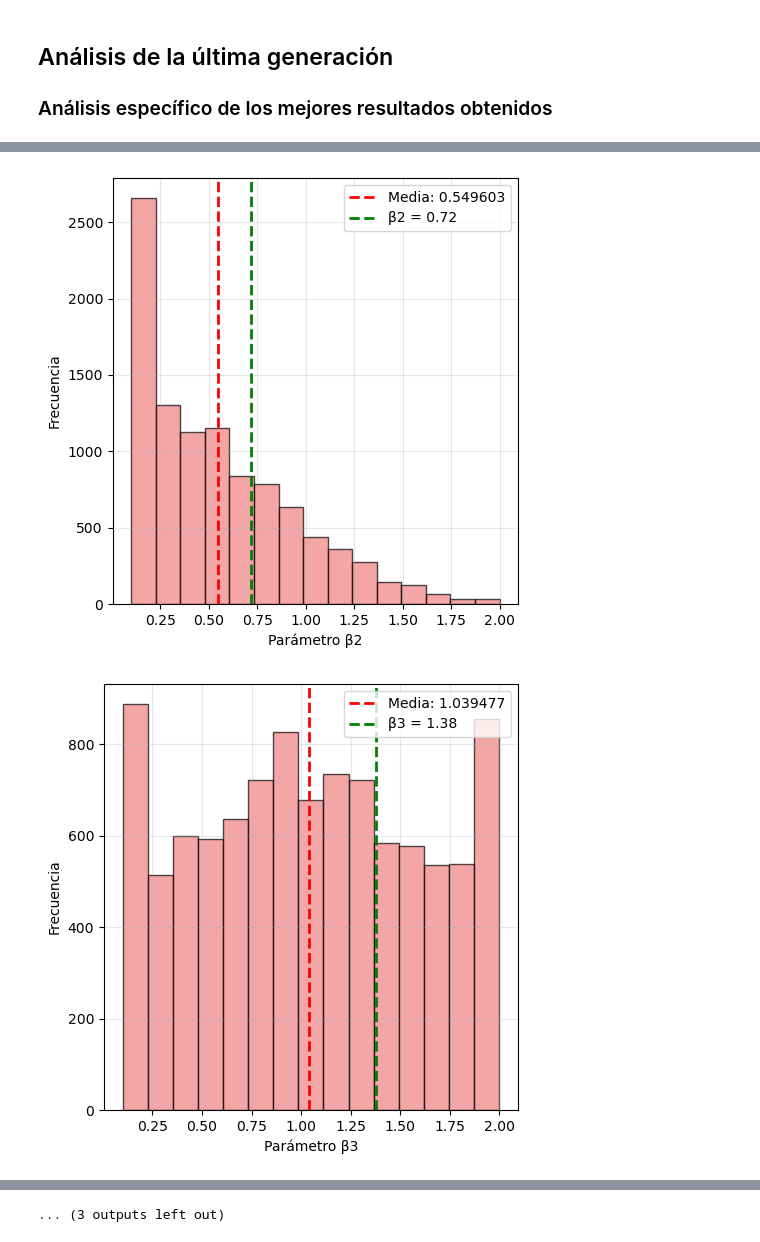
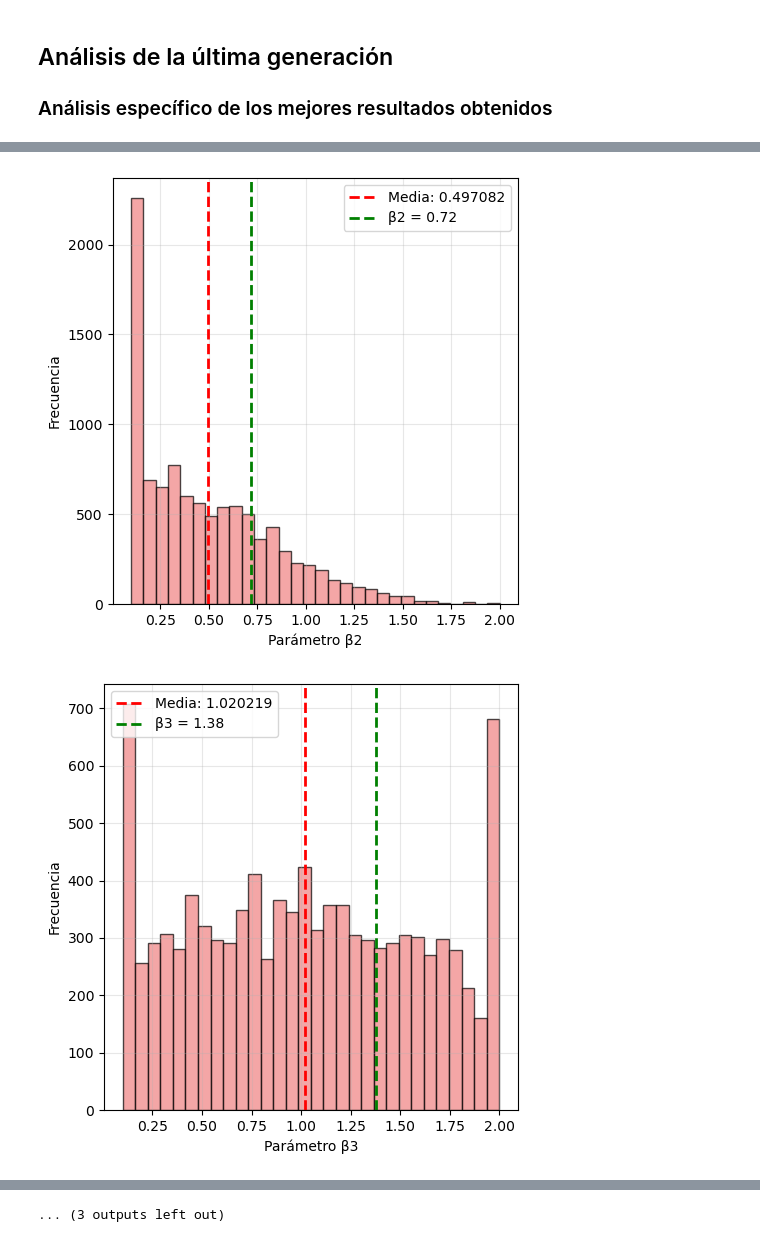
Before and after one commit to Maestria-Incendios-Forestales-2024-2025/Incendios-Genetico-PINNs, a Jupyter notebook: Genetico/resultados_genetico_genetico.ipynb, the cells around one changed output, grey strips where cells are left out. Drawn from its saved outputs; the diff is of its cells as text; code cells hidden in the pictures.

```diff
--- a/Genetico/resultados_genetico_genetico.ipynb
+++ b/Genetico/resultados_genetico_genetico.ipynb
@@ -11,7 +11,7 @@ task_ids = ['task_1816655']
 todos_los_datos = []
 
 for task_id in task_ids:
-    for generacion in range(1, 37):
+    for generacion in range(1, 46):
         ruta_archivo = f'resultados/{task_id}/resultados_generacion_{generacion}.csv'
         if os.path.exists(ruta_archivo):
             datos = pd.read_csv(ruta_archivo)
@@ -122,9 +122,14 @@ for i, row in top10.iterrows():
 ultima_generacion = df_total['generacion'].max()
 gen_ultima = df_total[df_total['generacion'] == ultima_generacion].copy()
 
+n_bins = 30
+
+# Seleccionar los mejores 1000 individuos de la última generación (fitness más pequeño)
+# gen_ultima = gen_ultima.nsmallest(100, 'fitness')
+
 # 1. Distribución del parámetro D en la última generación
 fig, ax = plt.subplots(figsize=(5,5))
-plt.hist(gen_ultima['D'], bins=15, color='skyblue', alpha=0.7, edgecolor='black')
+plt.hist(gen_ultima['D'], bins=n_bins, color='skyblue', alpha=0.7, edgecolor='black')
 plt.axvline(gen_ultima['D'].mean(), color='red', linestyle='--', linewidth=2,
                   label=f'Media: {gen_ultima["D"].mean():.6f}')
 plt.axvline(10, color='green', linestyle='--', linewidth=2,
@@ -138,7 +143,7 @@ plt.savefig(f'distribucion_D_generacion_{ultima_generacion}.png', dpi=300, bbox_
 
 # 2. Distribución del parámetro A en la última generación
 fig, ax = plt.subplots(figsize=(5,5))
-plt.hist(gen_ultima['A'], bins=15, color='lightgreen', alpha=0.7, edgecolor='black')
+plt.hist(gen_ultima['A'], bins=n_bins, color='lightgreen', alpha=0.7, edgecolor='black')
 ticks = np.linspace(gen_ultima['A'].min(), gen_ultima['A'].max(), 6)
 ax.xaxis.set_major_locator(MaxNLocator(nbins=6))
 plt.axvline(gen_ultima['A'].mean(), color='red', linestyle='--', linewidth=2,
@@ -154,7 +159,7 @@ plt.savefig(f'distribucion_A_generacion_{ultima_generacion}.png', dpi=300, bbox_
 
 # 3. Distribución del parámetro B en la última generación
 fig, ax = plt.subplots(figsize=(5,5))
-plt.hist(gen_ultima['B'], bins=15, color='orange', alpha=0.7, edgecolor='black')
+plt.hist(gen_ultima['B'], bins=n_bins, color='orange', alpha=0.7, edgecolor='black')
 plt.axvline(gen_ultima['B'].mean(), color='red', linestyle='--', linewidth=2,
                 label=f'Media: {gen_ultima["B"].mean():.6f}')
 plt.axvline(15, color='green', linestyle='--', linewidth=2,
@@ -167,7 +172,7 @@ plt.tight_layout()
 plt.savefig(f'distribucion_B_generacion_{ultima_generacion}.png', dpi=300, bbox_inches='tight')
 
 fig, ax = plt.subplots(figsize=(5,5))
-plt.hist(gen_ultima['beta_1'], bins=15, color='lightcoral', alpha=0.7, edgecolor='black')
+plt.hist(gen_ultima['beta_1'], bins=n_bins, color='lightcoral', alpha=0.7, edgecolor='black')
 plt.axvline(gen_ultima['beta_1'].mean(), color='red', linestyle='--', linewidth=2,
                 label=f'Media: {gen_ultima["beta_1"].mean():.6f}')
 plt.axvline(0.91, color='green', linestyle='--', linewidth=2,
@@ -180,7 +185,7 @@ plt.tight_layout()
 plt.savefig(f'distribucion_beta_1_generacion_{ultima_generacion}.png', dpi=300, bbox_inches='tight')
 
 fig, ax = plt.subplots(figsize=(5,5))
-plt.hist(gen_ultima['beta_2'], bins=15, color='lightcoral', alpha=0.7, edgecolor='black')
+plt.hist(gen_ultima['beta_2'], bins=n_bins, color='lightcoral', alpha=0.7, edgecolor='black')
 plt.axvline(gen_ultima['beta_2'].mean(), color='red', linestyle='--', linewidth=2,
                 label=f'Media: {gen_ultima["beta_2"].mean():.6f}')
 plt.axvline(0.72, color='green', linestyle='--', linewidth=2,
@@ -193,7 +198,7 @@ plt.tight_layout()
 plt.savefig(f'distribucion_beta_2_generacion_{ultima_generacion}.png', dpi=300, bbox_inches='tight')
 
 fig, ax = plt.subplots(figsize=(5,5))
-plt.hist(gen_ultima['beta_3'], bins=15, color='lightcoral', alpha=0.7, edgecolor='black')
+plt.hist(gen_ultima['beta_3'], bins=n_bins, color='lightcoral', alpha=0.7, edgecolor='black')
 plt.axvline(gen_ultima['beta_3'].mean(), color='red', linestyle='--', linewidth=2,
                 label=f'Media: {gen_ultima["beta_3"].mean():.6f}')
 plt.axvline(1.38, color='green', linestyle='--', linewidth=2,
@@ -206,7 +211,7 @@ plt.tight_layout()
 plt.savefig(f'distribucion_beta_3_generacion_{ultima_generacion}.png', dpi=300, bbox_inches='tight')
 
 fig, ax = plt.subplots(figsize=(5,5))
-plt.hist(gen_ultima['beta_4'], bins=15, color='lightcoral', alpha=0.7, edgecolor='black')
+plt.hist(gen_ultima['beta_4'], bins=n_bins, color='lightcoral', alpha=0.7, edgecolor='black')
 plt.axvline(gen_ultima['beta_4'].mean(), color='red', linestyle='--', linewidth=2,
                 label=f'Media: {gen_ultima["beta_4"].mean():.6f}')
 plt.axvline(1.94, color='green', linestyle='--', linewidth=2,
@@ -219,7 +224,7 @@ plt.tight_layout()
 plt.savefig(f'distribucion_beta_4_generacion_{ultima_generacion}.png', dpi=300, bbox_inches='tight')
 
 fig, ax = plt.subplots(figsize=(5,5))
-plt.hist(gen_ultima['beta_5'], bins=15, color='lightcoral', alpha=0.7, edgecolor='black')
+plt.hist(gen_ultima['beta_5'], bins=n_bins, color='lightcoral', alpha=0.7, edgecolor='black')
 plt.axvline(gen_ultima['beta_5'].mean(), color='red', linestyle='--', linewidth=2,
                 label=f'Media: {gen_ultima["beta_5"].mean():.6f}')
 plt.axvline(0.75, color='green', linestyle='--', linewidth=2,
@@ -232,7 +237,7 @@ plt.tight_layout()
 plt.savefig(f'distribucion_beta_5_generacion_{ultima_generacion}.png', dpi=300, bbox_inches='tight')
 
 fig, ax = plt.subplots(figsize=(5,5))
-plt.hist(gen_ultima['gamma_1'], bins=15, color='lightcoral', alpha=0.7, edgecolor='black')
+plt.hist(gen_ultima['gamma_1'], bins=n_bins, color='lightcoral', alpha=0.7, edgecolor='black')
 plt.axvline(gen_ultima['gamma_1'].mean(), color='red', linestyle='--', linewidth=2,
                 label=f'Media: {gen_ultima["gamma_1"].mean():.6f}')
 plt.axvline(0.5, color='green', linestyle='--', linewidth=2,
@@ -245,7 +250,7 @@ plt.tight_layout()
 plt.savefig(f'distribucion_gamma_1_generacion_{ultima_generacion}.png', dpi=300, bbox_inches='tight')
 
 fig, ax = plt.subplots(figsize=(5,5))
-plt.hist(gen_ultima['gamma_2'], bins=15, color='lightcoral', alpha=0.7, edgecolor='black')
+plt.hist(gen_ultima['gamma_2'], bins=n_bins, color='lightcoral', alpha=0.7, edgecolor='black')
 plt.axvline(gen_ultima['gamma_2'].mean(), color='red', linestyle='--', linewidth=2,
                 label=f'Media: {gen_ultima["gamma_2"].mean():.6f}')
 plt.axvline(0.38, color='green', linestyle='--', linewidth=2,
@@ -258,7 +263,7 @@ plt.tight_layout()
 plt.savefig(f'distribucion_gamma_2_generacion_{ultima_generacion}.png', dpi=300, bbox_inches='tight')
 
 fig, ax = plt.subplots(figsize=(5,5))
-plt.hist(gen_ultima['gamma_3'], bins=15, color='lightcoral', alpha=0.7, edgecolor='black')
+plt.hist(gen_ultima['gamma_3'], bins=n_bins, color='lightcoral', alpha=0.7, edgecolor='black')
 plt.axvline(gen_ultima['gamma_3'].mean(), color='red', linestyle='--', linewidth=2,
                 label=f'Media: {gen_ultima["gamma_3"].mean():.6f}')
 plt.axvline(0.84, color='green', linestyle='--', linewidth=2,
@@ -271,7 +276,7 @@ plt.tight_layout()
 plt.savefig(f'distribucion_gamma_3_generacion_{ultima_generacion}.png', dpi=300, bbox_inches='tight')
 
 fig, ax = plt.subplots(figsize=(5,5))
-plt.hist(gen_ultima['gamma_4'], bins=15, color='lightcoral', alpha=0.7, edgecolor='black')
+plt.hist(gen_ultima['gamma_4'], bins=n_bins, color='lightcoral', alpha=0.7, edgecolor='black')
 plt.axvline(gen_ultima['gamma_4'].mean(), color='red', linestyle='--', linewidth=2,
                 label=f'Media: {gen_ultima["gamma_4"].mean():.6f}')
 plt.axvline(0.45, color='green', linestyle='--', linewidth=2,
@@ -284,7 +289,7 @@ plt.tight_layout()
 plt.savefig(f'distribucion_gamma_4_generacion_{ultima_generacion}.png', dpi=300, bbox_inches='tight')
 
 fig, ax = plt.subplots(figsize=(5,5))
-plt.hist(gen_ultima['gamma_5'], bins=15, color='lightcoral', alpha=0.7, edgecolor='black')
+plt.hist(gen_ultima['gamma_5'], bins=n_bins, color='lightcoral', alpha=0.7, edgecolor='black')
 plt.axvline(gen_ultima['gamma_5'].mean(), color='red', linestyle='--', linewidth=2,
                 label=f'Media: {gen_ultima["gamma_5"].mean():.6f}')
 plt.axvline(0.14, color='green', linestyle='--', linewidth=2,
@@ -298,7 +303,7 @@ plt.savefig(f'distribucion_gamma_5_generacion_{ultima_generacion}.png', dpi=300,
 
 # 4. Distribución del fitness en la última generación
 fig, ax = plt.subplots(figsize=(5,5))
-plt.hist(gen_ultima['fitness'], bins=15, color='purple', alpha=0.7, edgecolor='black')
+plt.hist(gen_ultima['fitness'], bins=n_bins, color='purple', alpha=0.7, edgecolor='black')
 plt.axvline(gen_ultima['fitness'].mean(), color='red', linestyle='--', linewidth=2,
                   label=f'Media: {gen_ultima["fitness"].mean():.8f}')
 plt.axvline(gen_ultima['fitness'].min(), color='gold', linestyle='-', linewidth=3,
@@ -335,2 +340,2 @@ plt.savefig(f'distribucion_puntos_ignicion_generacion_{ultima_generacion}.png',
-[figure, old version]
+[figure, new version]
-[figure, old version]
+[figure, new version]
```
Also changed, not shown: parts of 4 cells of this notebook.
